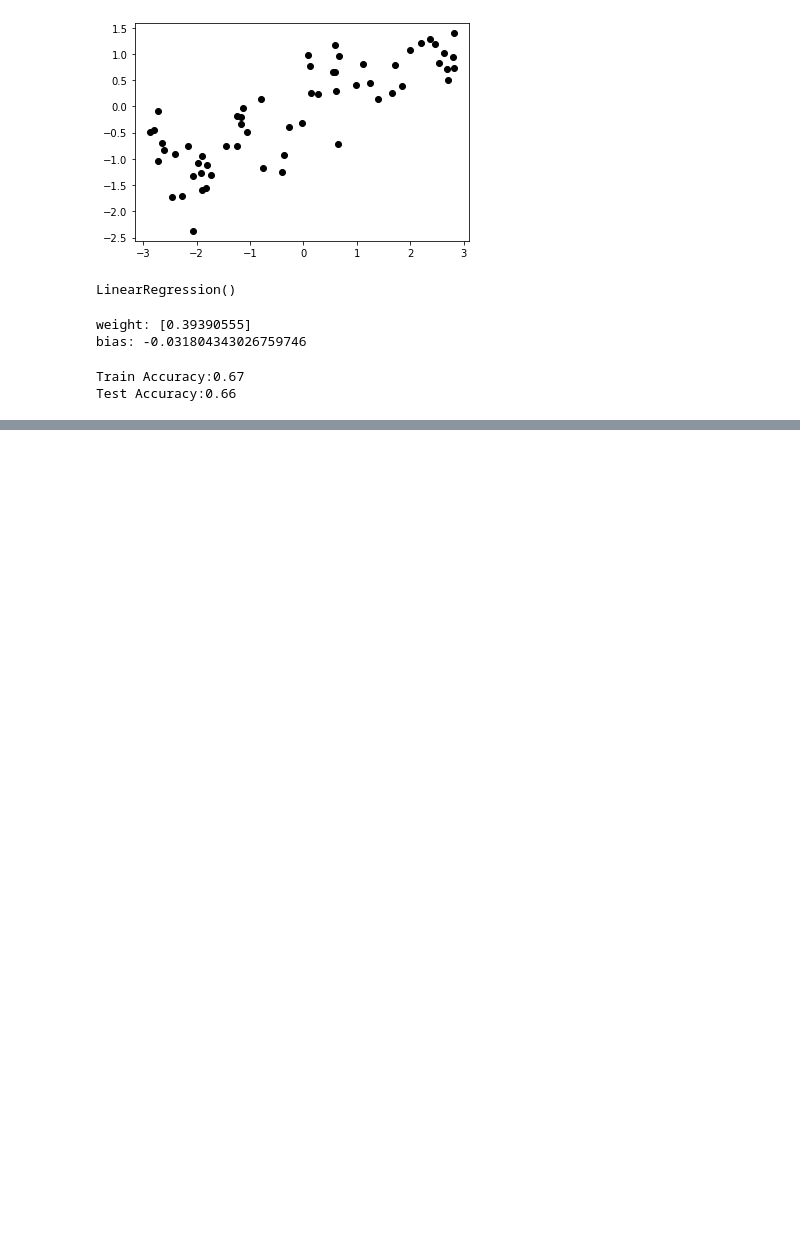
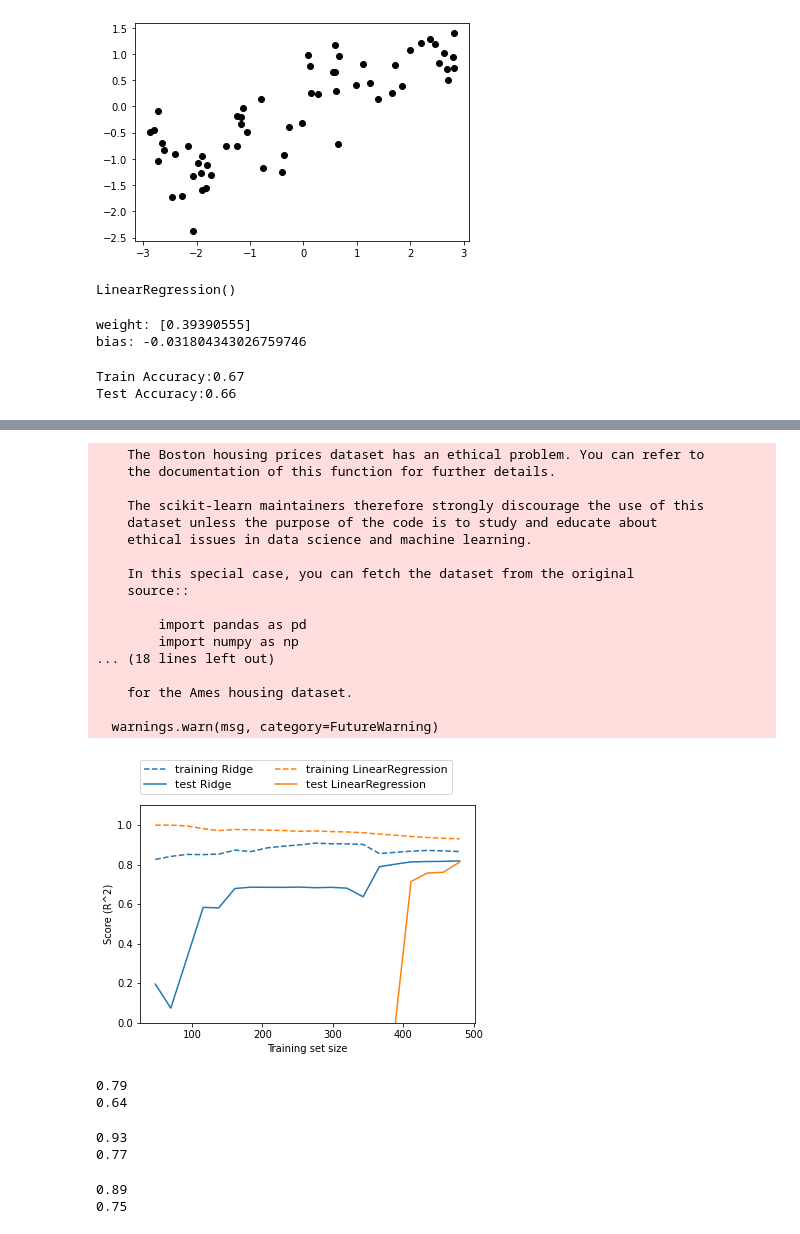
Before and after one commit to rohee119/bdna, a Jupyter notebook: 김로희9강.ipynb, the cells around one changed output, grey strips where cells are left out. Saved outputs shown, nothing was run; the diff lists cells and outputs as text; code cells hidden in the pictures; blank space fills up the shorter version.

```diff
--- a/김로희9강.ipynb
+++ b/김로희9강.ipynb
@@ -65,0 +82,2 @@ y.shape
+# %%
+X,y=mglearn.datasets.load_extended_boston()
@@ -65,0 +181,21 @@ y.shape
+# %%
+mglearn.plots.plot_ridge_n_samples()
+# %% [output]
+    The Boston housing prices dataset has an ethical problem. You can refer to
+    the documentation of this function for further details.
+
+    The scikit-learn maintainers therefore strongly discourage the use of this
+    dataset unless the purpose of the code is to study and educate about
+    ethical issues in data science and machine learning.
+
+    In this special case, you can fetch the dataset from the original
+    source::
+
+        import pandas as pd
+        import numpy as np
+... (18 lines left out)
+
+    for the Ames housing dataset.
+
+  warnings.warn(msg, category=FutureWarning)
+[figure, added]
@@ -65,0 +204,21 @@ y.shape
+# %%
+ridge10 = Ridge(alpha=10).fit(X_train, y_train)
+print("{:.2f}".format(ridge10.score(X_train, y_train)))
+print("{:.2f}".format(ridge10.score(X_test, y_test)))
+# %% [output]
+0.79
+0.64
+# %%
+ridge01 = Ridge(alpha=0.1).fit(X_train, y_train)
+print("{:.2f}".format(ridge01.score(X_train, y_train)))
+print("{:.2f}".format(ridge01.score(X_test, y_test)))
+# %% [output]
+0.93
+0.77
+# %%
+ridge1 = Ridge(alpha=1.0).fit(X_train, y_train)
+print("{:.2f}".format(ridge1.score(X_train, y_train)))
+print("{:.2f}".format(ridge1.score(X_test, y_test)))
+# %% [output]
+0.89
+0.75
```
Also changed, not shown: parts of 34 cells of this notebook.
